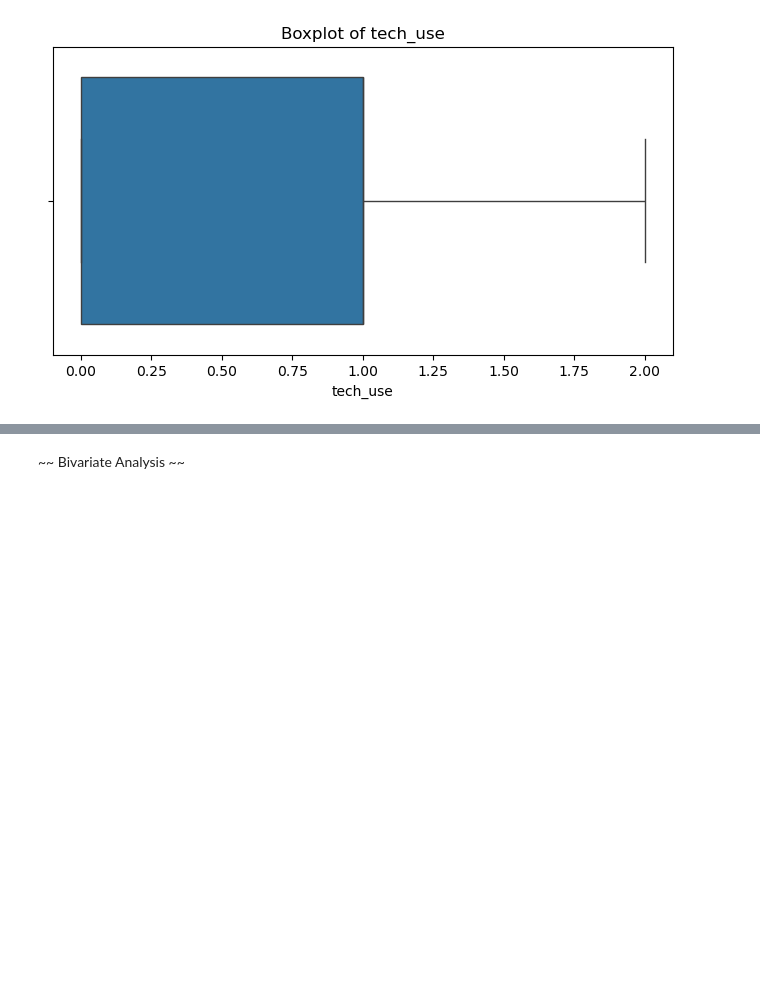
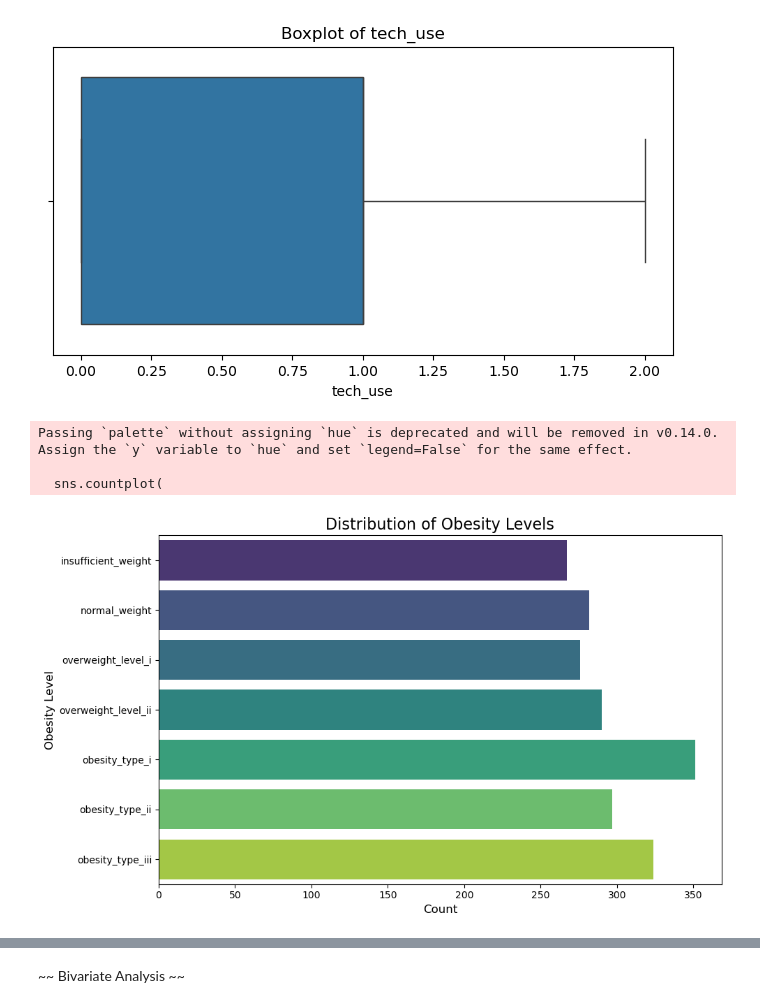
Before and after one commit to KlaudijaK/Final_Project-Obesity-, a Jupyter notebook: Obesity_project.ipynb, the cells around one changed output, grey strips where cells are left out. Cells and saved outputs as stored; diff of their text form; code cells hidden in the pictures; blank space fills up the shorter version.

```diff
--- a/Obesity_project.ipynb
+++ b/Obesity_project.ipynb
@@ -267,3 +269,33 @@ for column in df.select_dtypes(include='number').columns:
 [figure]
 [figure]
 [figure]
+# %%
+# Define the desired order for the y-axis (horizontal bar plot)
+obesity_order = [
+    'insufficient_weight',
+    'normal_weight',
+    'overweight_level_i',
+    'overweight_level_ii',
+    'obesity_type_i',
+    'obesity_type_ii',
+    'obesity_type_iii'
+]
+
+plt.figure(figsize=(10, 6))
+sns.countplot(
+    data=df,
+    y='obesity_lvl',
+    order=obesity_order,
+    palette='viridis'
+)
+
+plt.title('Distribution of Obesity Levels', fontsize=16)
+plt.ylabel('Obesity Level', fontsize=12)
+plt.xlabel('Count', fontsize=12)
+plt.tight_layout()
+plt.show()
+# %% [output]
+Passing `palette` without assigning `hue` is deprecated and will be removed in v0.14.0. Assign the `y` variable to `hue` and set `legend=False` for the same effect.
+
+  sns.countplot(
+[figure, added]
```
Also changed, not shown: parts of 45 cells of this notebook.
